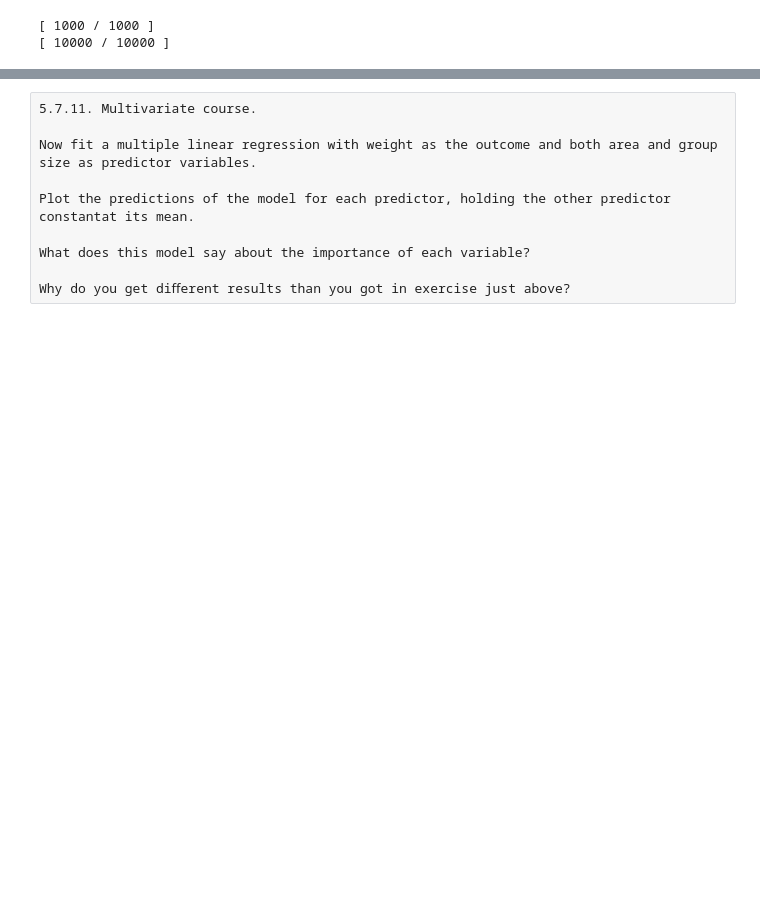
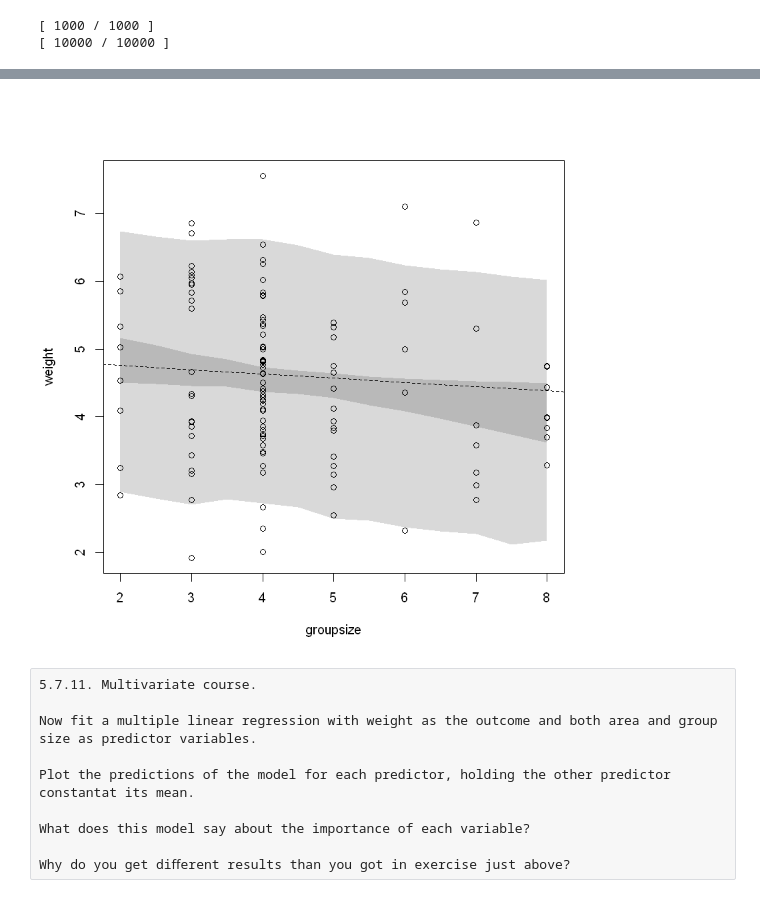
Before and after one commit to hvillamil3/StatisticalRethinkingHW, a Jupyter notebook: Statistical_Rethinking_Homework_Chapter_5.ipynb, the cells around one changed output, grey strips where cells are left out. Cells and saved outputs as stored; diff of their text form; code cells hidden in the pictures; blank space fills up the shorter version.

```diff
--- a/Statistical_Rethinking_Homework_Chapter_5.ipynb
+++ b/Statistical_Rethinking_Homework_Chapter_5.ipynb
@@ -90,0 +99,17 @@ shade(apply( mu , 2 , HPDI, prob = 0.9 ),area.seq)
+# %%
+#(2)
+groupsize.Model <- map(
+    alist(
+        weight ~ dnorm( mu , sigma ),
+        mu <- a + b*groupsize ,
+        a ~ dnorm( 4 , 100 ) ,
+        b ~ dnorm( 0 , 10 ) ,
+        sigma ~ dunif( 0 , 50 ) ) ,
+    data=Fx , start=list( a=mean(Fx$weight) , sigma=sd(Fx$weight) , b=0 ) )
+
+size.seq<-seq(from=2,to=8,by=.5)
+
+#Draw parameter samples from posterior. There's variance/uncertainty in mu.
+mu1 <- link( groupsize.Model , data=data.frame(groupsize=size.seq) )
+#Draw Prediction Simulations from psterior. There's variance/uncertainty in prediction/outcome.
+sim.weight1 <- sim( groupsize.Model , data=data.frame(groupsize=size.seq),   n=1e4  )
@@ -91,3 +150,11 @@ shade(apply( mu , 2 , HPDI, prob = 0.9 ),area.seq)
+# %%
+plot(weight~groupsize, Fx)
+lines(apply( mu1 , 2 , mean ), lty=2)
+#lines(apply( sim.weight1 , 2 , mean ))
+shade(apply( sim.weight1 , 2 , HPDI, prob = 0.9 ),size.seq)
+shade(apply( mu1 , 2 , HPDI, prob = 0.9 ),size.seq)
+# %% [output]
+[figure, added]
 # %% [raw]
 5.7.11. Multivariate course.
 
```
Also changed, not shown: parts of 14 cells of this notebook.
